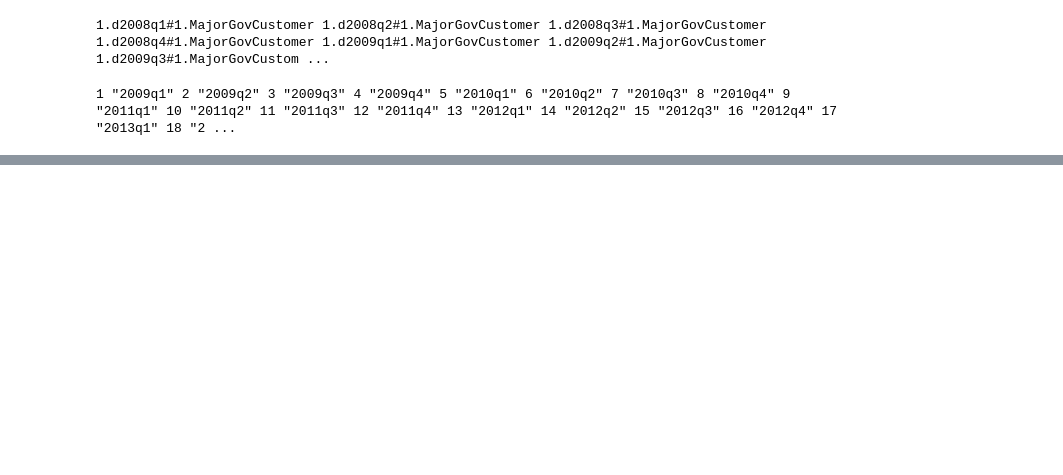
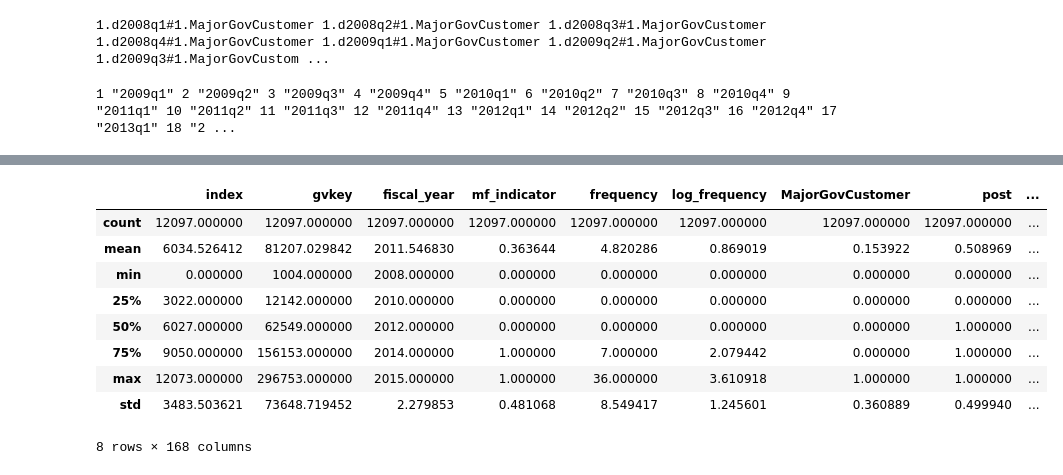
Before and after one commit to wangyouan/STOCKAct, a Jupyter notebook: Notebook/ConstructRegressionData.ipynb, the cells around one changed output, grey strips where cells are left out. Saved outputs shown, nothing was run; the diff lists cells and outputs as text; code cells hidden in the pictures; blank space fills up the shorter version.

```diff
--- a/Notebook/ConstructRegressionData.ipynb
+++ b/Notebook/ConstructRegressionData.ipynb
@@ -57,0 +136,19 @@ print(' '.join(xlabel))
+# %%
+# merge sync data
+synchrony_df.rename(columns={'TICKER': 'ticker'}, inplace=True)
+synchrony_df.loc[:, const.YEAR] = synchrony_df['year']
+synchrony_df_valid: DataFrame = synchrony_df.loc[:, ['ticker', const.YEAR, 'SYNCHRONICITY', 'SYNCHRONICITY_MKT', 'SYNCHRONICITY_IND', 'PERMNO']]
+
+reg_df4: DataFrame = reg_df3.merge(synchrony_df_valid, on=['ticker', const.YEAR], how='left')
+reg_df4.describe()
+# %% [output]
+|  | index | gvkey | fiscal_year | mf_indicator | frequency | log_frequency | MajorGovCustomer | post | ... |
+| count | 12097.000000 | 12097.000000 | 12097.000000 | 12097.000000 | 12097.000000 | 12097.000000 | 12097.000000 | 12097.000000 | ... |
+| mean | 6034.526412 | 81207.029842 | 2011.546830 | 0.363644 | 4.820286 | 0.869019 | 0.153922 | 0.508969 | ... |
+| min | 0.000000 | 1004.000000 | 2008.000000 | 0.000000 | 0.000000 | 0.000000 | 0.000000 | 0.000000 | ... |
+| 25% | 3022.000000 | 12142.000000 | 2010.000000 | 0.000000 | 0.000000 | 0.000000 | 0.000000 | 0.000000 | ... |
+| 50% | 6027.000000 | 62549.000000 | 2012.000000 | 0.000000 | 0.000000 | 0.000000 | 0.000000 | 1.000000 | ... |
+| 75% | 9050.000000 | 156153.000000 | 2014.000000 | 1.000000 | 7.000000 | 2.079442 | 0.000000 | 1.000000 | ... |
+| max | 12073.000000 | 296753.000000 | 2015.000000 | 1.000000 | 36.000000 | 3.610918 | 1.000000 | 1.000000 | ... |
+| std | 3483.503621 | 73648.719452 | 2.279853 | 0.481068 | 8.549417 | 1.245601 | 0.360889 | 0.499940 | ... |
+8 rows × 168 columns
```
Also changed, not shown: parts of 12 cells of this notebook, 3 other files.
